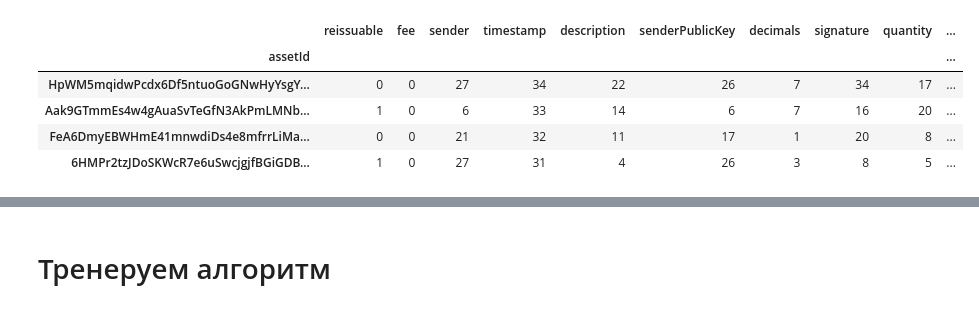
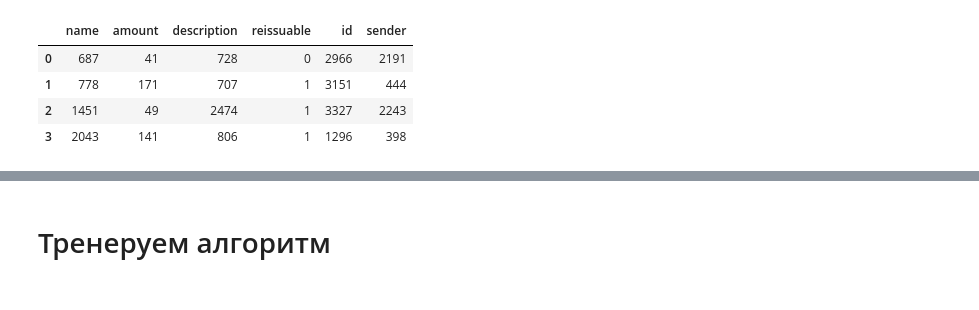
Before and after one commit to life2film/pywavestools, a Jupyter notebook: assets.ipynb, the cells around one changed output, grey strips where cells are left out. Drawn from its saved outputs; the diff is of its cells as text; code cells hidden in the pictures.

```diff
--- a/assets.ipynb
+++ b/assets.ipynb
@@ -114,9 +114,9 @@ except:
 data2 = data.set_index(['assetId'])
 data2 = data
 
-data2['timestamp'] = pd.to_datetime((data2['timestamp']),unit='ns')
+# data2['timestamp'] = pd.to_datetime((data2['timestamp']),unit='ns')
 data2['amount'] = data2[['quantity']].apply(lambda x: x/10. ** data2['decimals']).astype(int)
-data3 = data2[['name','amount','description','reissuable','timestamp','id','sender']]
+data3 = data2[['name','amount','description','reissuable','id','sender']]
 
 data3
 # %% [output]
@@ -142,28 +160,27 @@ data[categorical_columns].describe()
 # %%
 #конвертируем текстовые значения в числовые индексы
 
 from sklearn import preprocessing
 from collections import defaultdict
 d = defaultdict(preprocessing.LabelEncoder)
-data_fit = data
+data_fit = data3
 
 # Encoding the variable
-data_fit = data.apply(lambda x: d[x.name].fit_transform(x))
+data_fit = data3.apply(lambda x: d[x.name].fit_transform(x))
 
 # Inverse the encoded
 # fit.apply(lambda x: d[x.name].inverse_transform(x))
 
 # Using the dictionary to label future data
 # data_fit.apply(lambda x: d[x.name].transform(x))
 
 # print d['pol'].transform('муж')
 # print d['professiya'].inverse_transform(8)
 
 data_fit[:4]
 # %% [output]
-|  | reissuable | fee | sender | timestamp | description | senderPublicKey | decimals | signature | quantity | ... |
-| assetId |  |  |  |  |  |  |  |  |  | ... |
-| HpWM5mqidwPcdx6Df5ntuoGoGNwHyYsgY... | 0 | 0 | 27 | 34 | 22 | 26 | 7 | 34 | 17 | ... |
-| Aak9GTmmEs4w4gAuaSvTeGfN3AkPmLMNb... | 1 | 0 | 6 | 33 | 14 | 6 | 7 | 16 | 20 | ... |
-| FeA6DmyEBWHmE41mnwdiDs4e8mfrrLiMa... | 0 | 0 | 21 | 32 | 11 | 17 | 1 | 20 | 8 | ... |
-| 6HMPr2tzJDoSKWcR7e6uSwcjgjfBGiGDB... | 1 | 0 | 27 | 31 | 4 | 26 | 3 | 8 | 5 | ... |
+|  | name | amount | description | reissuable | id | sender |
+| 0 | 687 | 41 | 728 | 0 | 2966 | 2191 |
+| 1 | 778 | 171 | 707 | 1 | 3151 | 444 |
+| 2 | 1451 | 49 | 2474 | 1 | 3327 | 2243 |
+| 3 | 2043 | 141 | 806 | 1 | 1296 | 398 |
```
Also changed, not shown: parts of 11 cells of this notebook, 2 other files.
